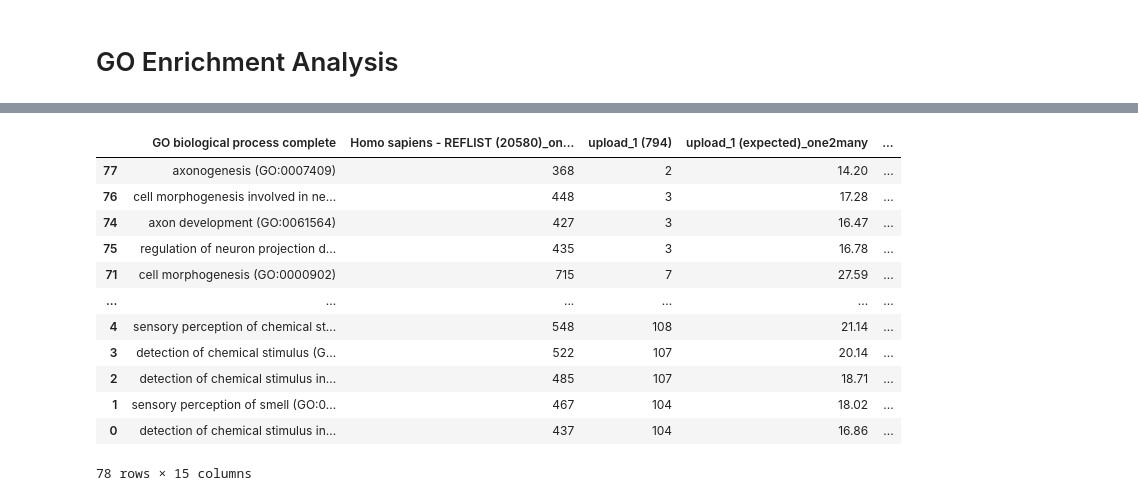
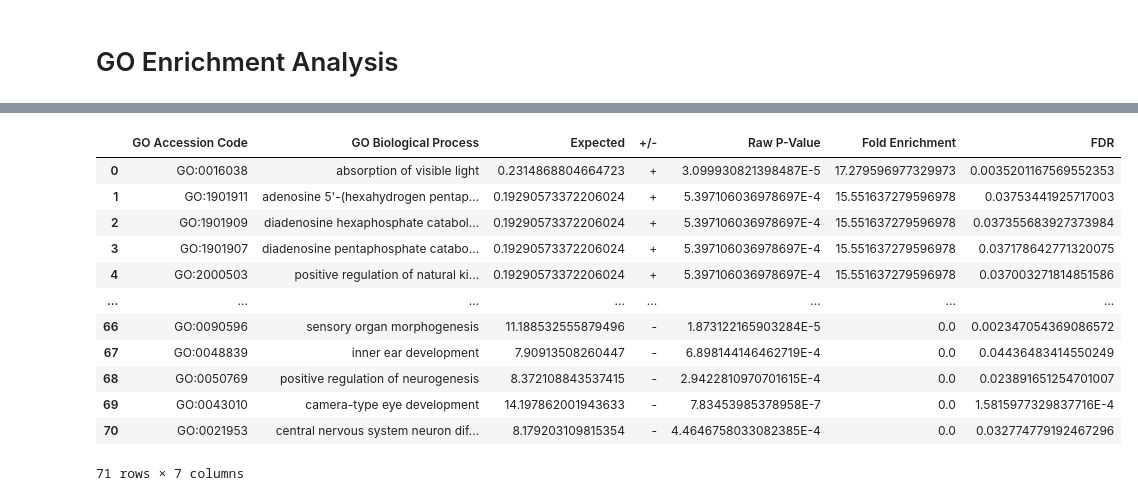
Before and after one commit to AndrewH72/Gene-Duplication, a Jupyter notebook: scripts/dataAnalysis.ipynb, the cells around one changed output, grey strips where cells are left out. Saved outputs shown, nothing was run; the diff lists cells and outputs as text; code cells hidden in the pictures.

```diff
--- a/scripts/dataAnalysis.ipynb
+++ b/scripts/dataAnalysis.ipynb
@@ -657,16 +625,45 @@ display(oneToOneGO)
-# %%
-oneToManyGO.merge(oneToOneGO, on="GO biological process complete", how="inner", suffixes=("_one2many", "_one2one")).sort_values(by=["upload_1 (fold Enrichment)_one2many"])
-# %% [output]
-|  | GO biological process complete | Homo sapiens - REFLIST (20580)_on... | upload_1 (794) | upload_1 (expected)_one2many | ... |
-| 77 | axonogenesis (GO:0007409) | 368 | 2 | 14.20 | ... |
-| 76 | cell morphogenesis involved in ne... | 448 | 3 | 17.28 | ... |
-| 74 | axon development (GO:0061564) | 427 | 3 | 16.47 | ... |
-| 75 | regulation of neuron projection d... | 435 | 3 | 16.78 | ... |
-| 71 | cell morphogenesis (GO:0000902) | 715 | 7 | 27.59 | ... |
-| ... | ... | ... | ... | ... | ... |
-| 4 | sensory perception of chemical st... | 548 | 108 | 21.14 | ... |
-| 3 | detection of chemical stimulus (G... | 522 | 107 | 20.14 | ... |
-| 2 | detection of chemical stimulus in... | 485 | 107 | 18.71 | ... |
-| 1 | sensory perception of smell (GO:0... | 467 | 104 | 18.02 | ... |
-| 0 | detection of chemical stimulus in... | 437 | 104 | 16.86 | ... |
-78 rows × 15 columns
+# %%
+with open("/Users/andrewhsu/Projects/McNair/data/one2Many.xml") as f:
+    one2ManyContent = f.read()
+
+with open("/Users/andrewhsu/Projects/McNair/data/one2One.xml") as f:
+    one2OneContent = f.read()
+
+soupOne2Many = BeautifulSoup(one2ManyContent, "xml")
+soupOne2One = BeautifulSoup(one2OneContent, "xml")
+
+one2ManyResults = soupOne2Many.find_all("result")
+one2OneResults = soupOne2One.find_all("result")
+# %%
+dfRows = []
+for result in one2ManyResults:
+    dfRow = []
+    level = result.find("level")
+    if level is not None and level.text == "0":
+        dfRow.append(result.find("id").text)
+        dfRow.append(result.find("label").text)
+        dfRow.append(result.find("expected").text)
+        dfRow.append(result.find("plus_minus").text)
+        dfRow.append(result.find("pValue").text)
+        dfRow.append(result.find("fold_enrichment").text)
+        dfRow.append(result.find("fdr").text)
+
+        dfRows.append(dfRow)
+one2ManyData = pd.DataFrame(dfRows)
+one2ManyData.columns = ["GO Accession Code", "GO Biological Process", "Expected", "+/-", "Raw P-Value", "Fold Enrichment", "FDR"]
+# %%
+one2ManyData
+# %% [output]
+|  | GO Accession Code | GO Biological Process | Expected | +/- | Raw P-Value | Fold Enrichment | FDR |
+| 0 | GO:0016038 | absorption of visible light | 0.2314868804664723 | + | 3.099930821398487E-5 | 17.279596977329973 | 0.0035201167569552353 |
+| 1 | GO:1901911 | adenosine 5'-(hexahydrogen pentap... | 0.19290573372206024 | + | 5.397106036978697E-4 | 15.551637279596978 | 0.03753441925717003 |
+| 2 | GO:1901909 | diadenosine hexaphosphate catabol... | 0.19290573372206024 | + | 5.397106036978697E-4 | 15.551637279596978 | 0.037355683927373984 |
+| 3 | GO:1901907 | diadenosine pentaphosphate catabo... | 0.19290573372206024 | + | 5.397106036978697E-4 | 15.551637279596978 | 0.037178642771320075 |
+| 4 | GO:2000503 | positive regulation of natural ki... | 0.19290573372206024 | + | 5.397106036978697E-4 | 15.551637279596978 | 0.037003271814851586 |
+| ... | ... | ... | ... | ... | ... | ... | ... |
+| 66 | GO:0090596 | sensory organ morphogenesis | 11.188532555879496 | - | 1.873122165903284E-5 | 0.0 | 0.002347054369086572 |
+| 67 | GO:0048839 | inner ear development | 7.90913508260447 | - | 6.898144146462719E-4 | 0.0 | 0.04436483414550249 |
+| 68 | GO:0050769 | positive regulation of neurogenesis | 8.372108843537415 | - | 2.9422810970701615E-4 | 0.0 | 0.023891651254701007 |
+| 69 | GO:0043010 | camera-type eye development | 14.197862001943633 | - | 7.83453985378958E-7 | 0.0 | 1.5815977329837716E-4 |
+| 70 | GO:0021953 | central nervous system neuron dif... | 8.179203109815354 | - | 4.4646758033082385E-4 | 0.0 | 0.032774779192467296 |
+71 rows × 7 columns
```
Also changed, not shown: parts of 12 cells of this notebook, 3 other files.
